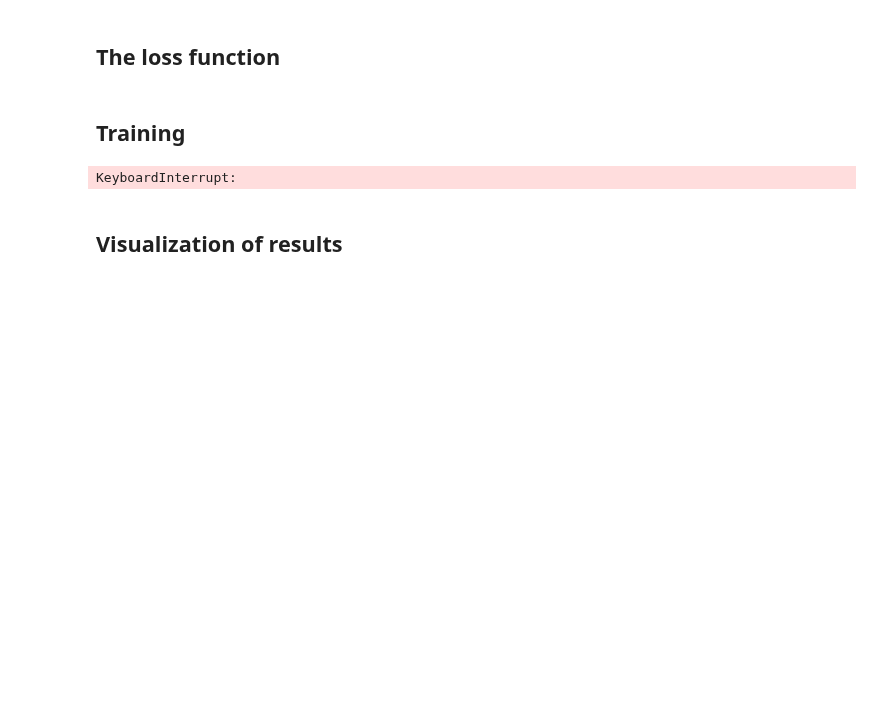
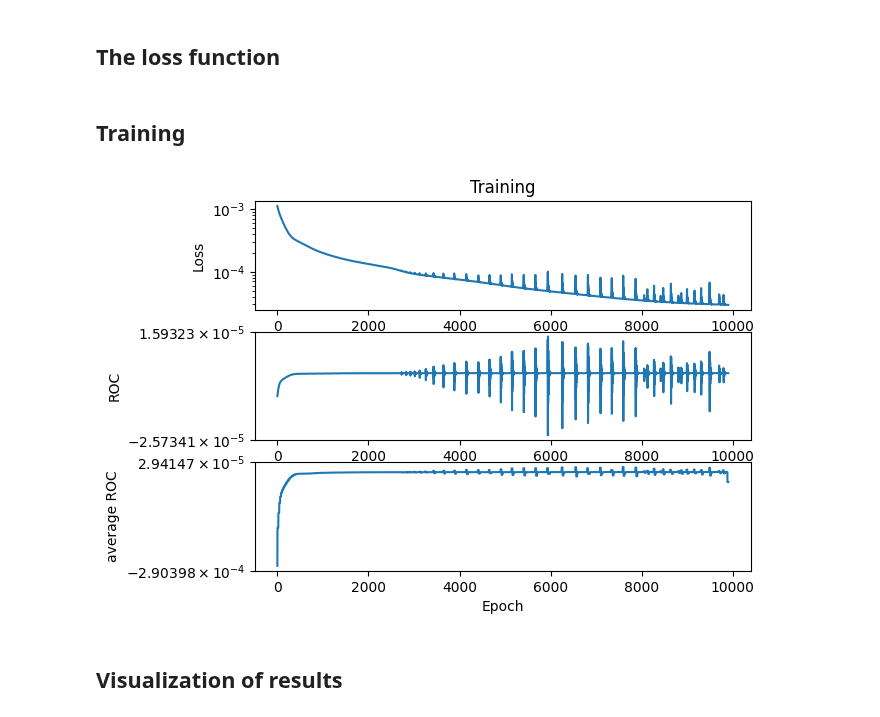
Before and after one commit to meyer-nils/numerical_examples, a Jupyter notebook: plate_hole_2d/ElliCHANGEDtorch.ipynb, the cells around one changed output. Drawn from its saved outputs; the diff is of its cells as text; code cells hidden in the pictures; blank space fills up the shorter version.

```diff
--- a/plate_hole_2d/ElliCHANGEDtorch.ipynb
+++ b/plate_hole_2d/ElliCHANGEDtorch.ipynb
@@ -234,7 +240,7 @@ mean = []
 modulo_factor = 20 #determines the amount loss data for mean value
 
 optimizer = torch.optim.Adam(net.parameters(), lr=0.001)
-for epoch in range(5000):
+for epoch in range(10000):
     optimizer.zero_grad()
     loss = compute_loss(net)
     loss.backward(retain_graph=True)
@@ -252,36 +258,36 @@ for epoch in range(5000):
         for i in range(modulo_factor):
             average_prev_loss.append(average_loss)
 
 
 deviation = np.subtract(history, prev_loss[:-1])
 mean = average_prev_loss[modulo_factor:]
 for j in range(modulo_factor):
             mean.append(0)
 rate_of_change = np.subtract(mean,average_prev_loss)
 
 
 
 plt.figure()
 plt.subplot(311)
 plt.semilogy(history[100:])
 plt.title("Training")
 plt.ylabel("Loss")
 plt.xlabel("Epoch")
 
 plt.subplot(312)
 plt.plot(deviation[100:])
 plt.yscale('symlog')
-plt.ylabel("rate of change")
+plt.ylabel("ROC")
 plt.xlabel("Epoch")
 
 plt.subplot(313)
 plt.plot(rate_of_change[99:])
-plt.ylabel("average rate of change")
+plt.ylabel("average ROC")
 plt.yscale('symlog')
 plt.xlabel("Epoch")
 plt.show()
 # %% [output]
-KeyboardInterrupt:
+[figure, added]
 # %% [markdown]
 ## Visualization of results
 # %%
```
Also changed, not shown: parts of 2 cells of this notebook.
